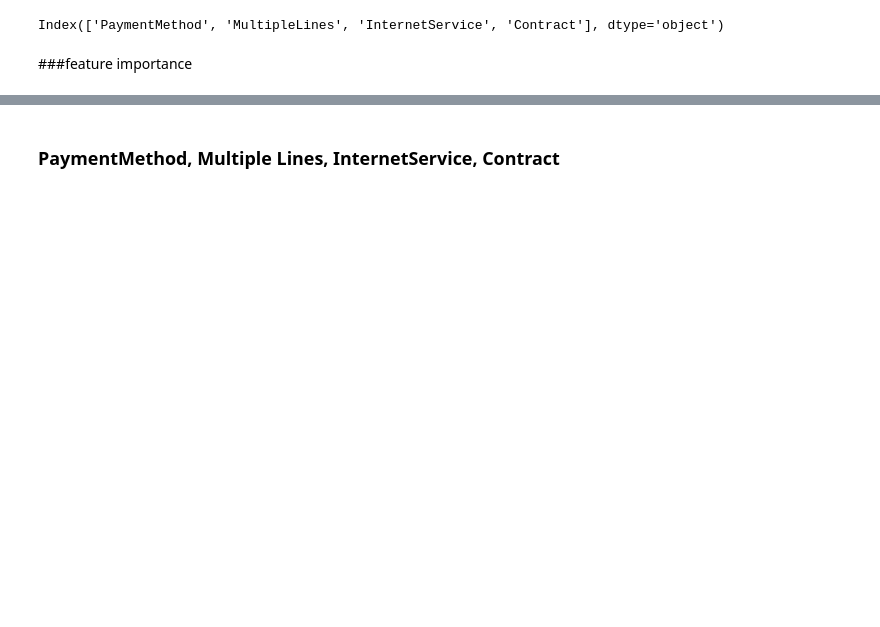
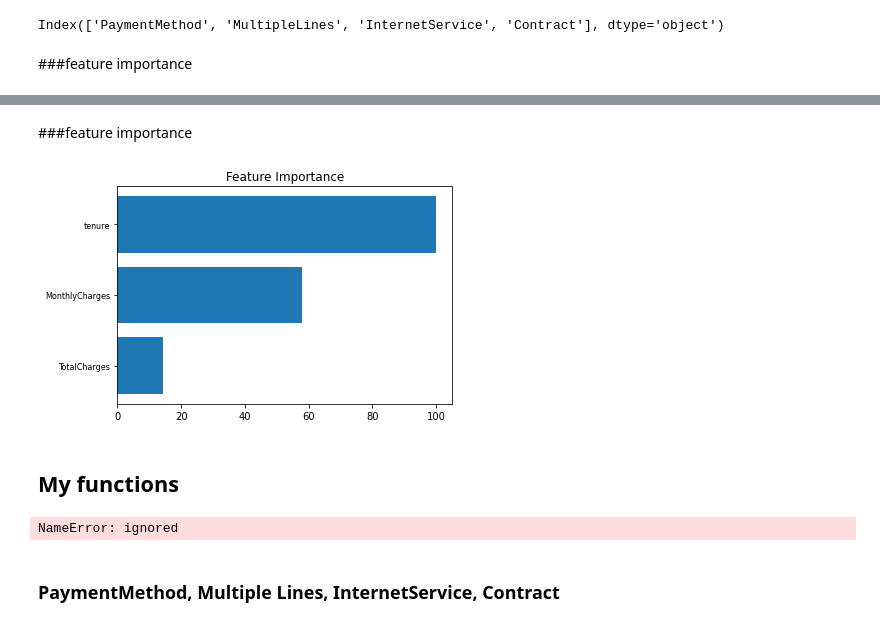
Before and after one commit to anjaleeDS/MLCS68, a Jupyter notebook: 01hwTelco_churn_prediction.ipynb, the cells around one changed output, grey strips where cells are left out. Saved outputs shown, nothing was run; the diff lists cells and outputs as text; code cells hidden in the pictures; blank space fills up the shorter version.

```diff
--- a/01hwTelco_churn_prediction.ipynb
+++ b/01hwTelco_churn_prediction.ipynb
@@ -201,3 +302,50 @@ plt.show()
+# %% [markdown]
+###feature importance
+# %%
+feature_importance = abs(clf.coef_[0])
+feature_importance = 100.0 * (feature_importance / feature_importance.max())
+sorted_idx = np.argsort(feature_importance)
+pos = np.arange(sorted_idx.shape[0]) + .5
+
+featfig = plt.figure()
+featax = featfig.add_subplot(1, 1, 1)
+featax.barh(pos, feature_importance[sorted_idx], align='center')
+featax.set_yticks(pos)
+featax.set_yticklabels(np.array(scaled_x3.columns)[sorted_idx], fontsize=8)
+
+plt.title('Feature Importance')
+plt.show()
+# %% [output]
+[figure, added]
+# %% [markdown]
+## My functions
+# %%
+
+ajdklf;jsd
+def get_dependent_vars(df,var_list):
+
+  dep_df = df[var_list] #subset it
+
+  # separate object-types into categorical vars and binary vars
+  cat_cols = dep_df.columns[dep_df.dtypes == 'object'].tolist()
+
+  bin_cat_cols = dep_df.columns[dep_df.columns.nunique() == 2].tolist()
+  multi_cat_cols = dep_df.columns[dep_df.columns.nunique() > 2].tolist()
+
+  # LabelEncoder() bin_cat_cols
+  # for column in bin_cat_cols :
+  #   dep_df[column] = LabelEncoder().fit_transform(df[column])
+
+  dddf = pd.get_dummies(data = dep_df, drop_first=True)
+  print(dddf)
+
+  # print(dep_df.info())
+
+  return dddf
+
+get_dependent_vars(telco_data, ['PaymentMethod', 'MultipleLines', 'InternetService', 'Contract'])
+# %% [output]
+NameError: ignored
 # %% [markdown]
 ### PaymentMethod, Multiple Lines, InternetService, Contract
 # %%
```
Also changed, not shown: parts of 24 cells of this notebook.
